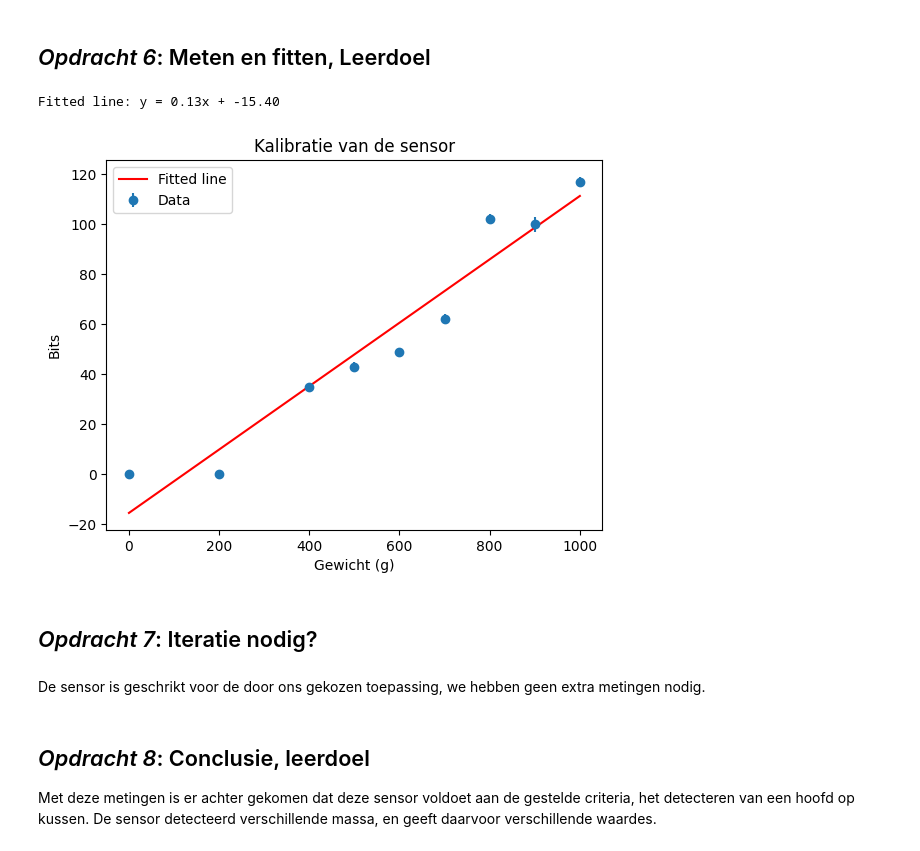
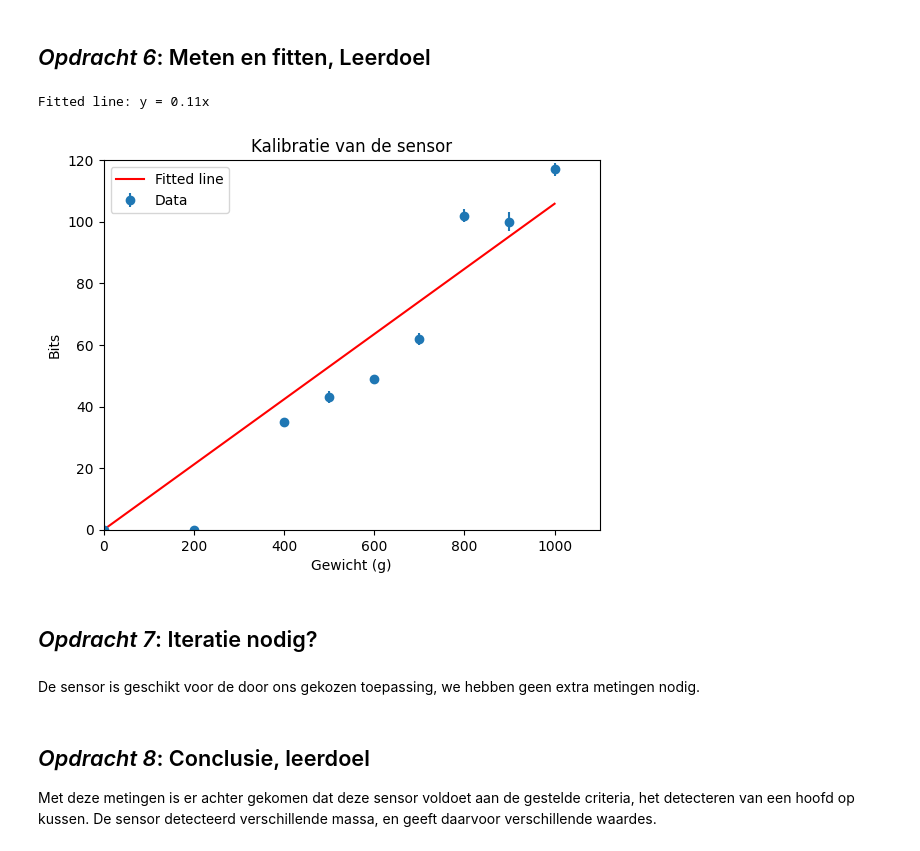
Before and after one commit to Tpalders/opdrachten-DEF-D, a Jupyter notebook: FysiekeOntwerpopdrachten/1KalibreerEenSensorDigitaalAnaloog/DEFOntwerpopdracht1KalibreerEenSensorInvulTemplate.ipynb, the cells around one changed output. Drawn from its saved outputs; the diff is of its cells as text; code cells hidden in the pictures.

```diff
--- a/FysiekeOntwerpopdrachten/1KalibreerEenSensorDigitaalAnaloog/DEFOntwerpopdracht1KalibreerEenSensorInvulTemplate.ipynb
+++ b/FysiekeOntwerpopdrachten/1KalibreerEenSensorDigitaalAnaloog/DEFOntwerpopdracht1KalibreerEenSensorInvulTemplate.ipynb
@@ -105,37 +105,40 @@ bit_err = (0, 0, 1, 1, 2, 2, 2, 2, 3) #bits
 # %%
 # Plot hier de meting en fit een lijn door de metingen.
 # Maak gebruik van wat je geleerd hebt bij het practicum.
 %matplotlib inline
 import matplotlib.pyplot as plt
 import numpy as np
 
 #curve_fit gebruiken om een lijn te fitten
 from scipy.optimize import curve_fit
-def line(x, a, b):
-    return a * x + b
+def line(x, a):
+    return a * x
 
 popt, pcov = curve_fit(line, gewichten, bits)
-a, b = popt
-print(f'Fitted line: y = {a:.2f}x + {b:.2f}')
+a = popt[0]
+print(f'Fitted line: y = {a:.2f}x')
+
 
 # Plot de data
 plt.errorbar(gewichten, bits, yerr=bit_err, fmt='o', label='Data')
 # Plot de fitted line
 x_fit = np.linspace(min(gewichten), max(gewichten), 100)
 y_fit = line(x_fit, *popt)
 plt.plot(x_fit, y_fit, label='Fitted line', color='red')
 plt.xlabel('Gewicht (g)')
+plt.ylim(0, 120)
+plt.xlim(0, 1100)
 plt.ylabel('Bits')
 plt.title('Kalibratie van de sensor')
 plt.legend()
 plt.show()
 # %% [output]
-Fitted line: y = 0.13x + -15.40
+Fitted line: y = 0.11x
-[figure, old version]
+[figure, new version]
 # %% [markdown]
 ## *Opdracht 7*: Iteratie nodig?
 # %% [markdown]
-De sensor is geschrikt voor de door ons gekozen toepassing, we hebben geen extra metingen nodig.
+De sensor is geschikt voor de door ons gekozen toepassing, we hebben geen extra metingen nodig.
 # %% [markdown]
 ## *Opdracht 8*: Conclusie, leerdoel
 
```
Also changed, not shown: parts of 4 cells of this notebook.
